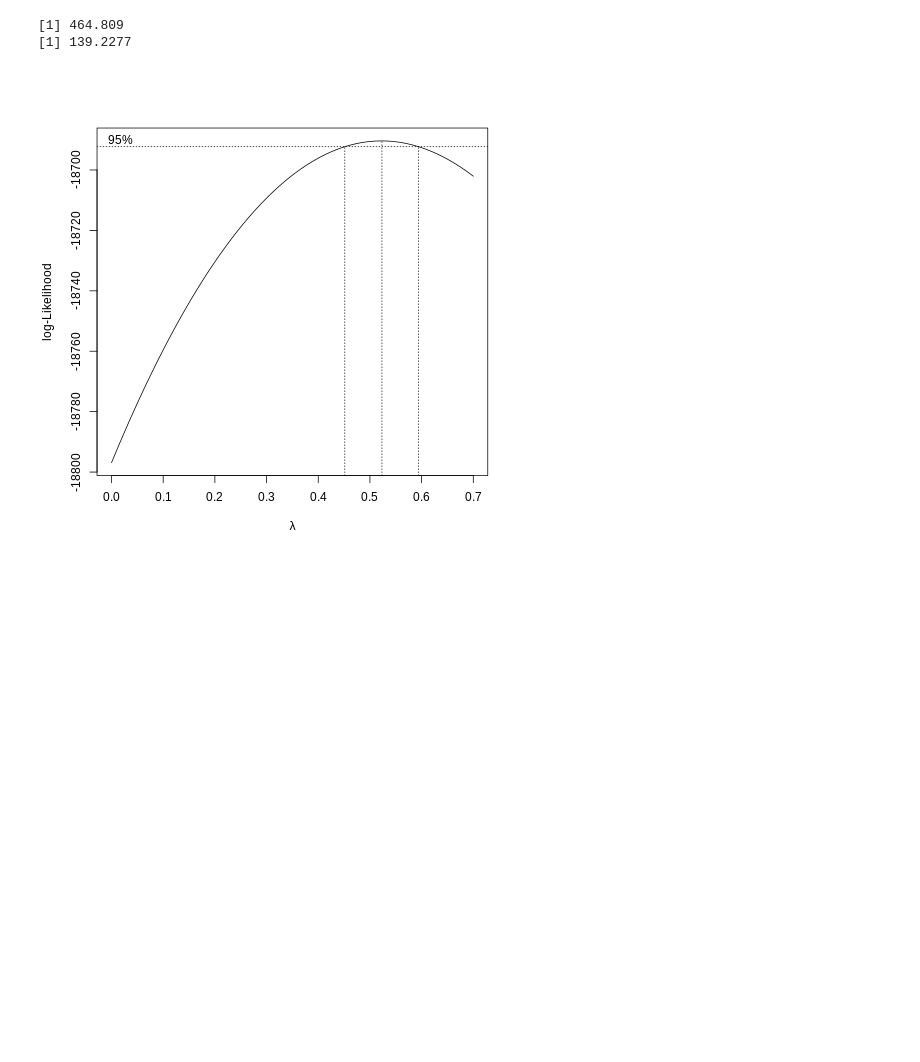
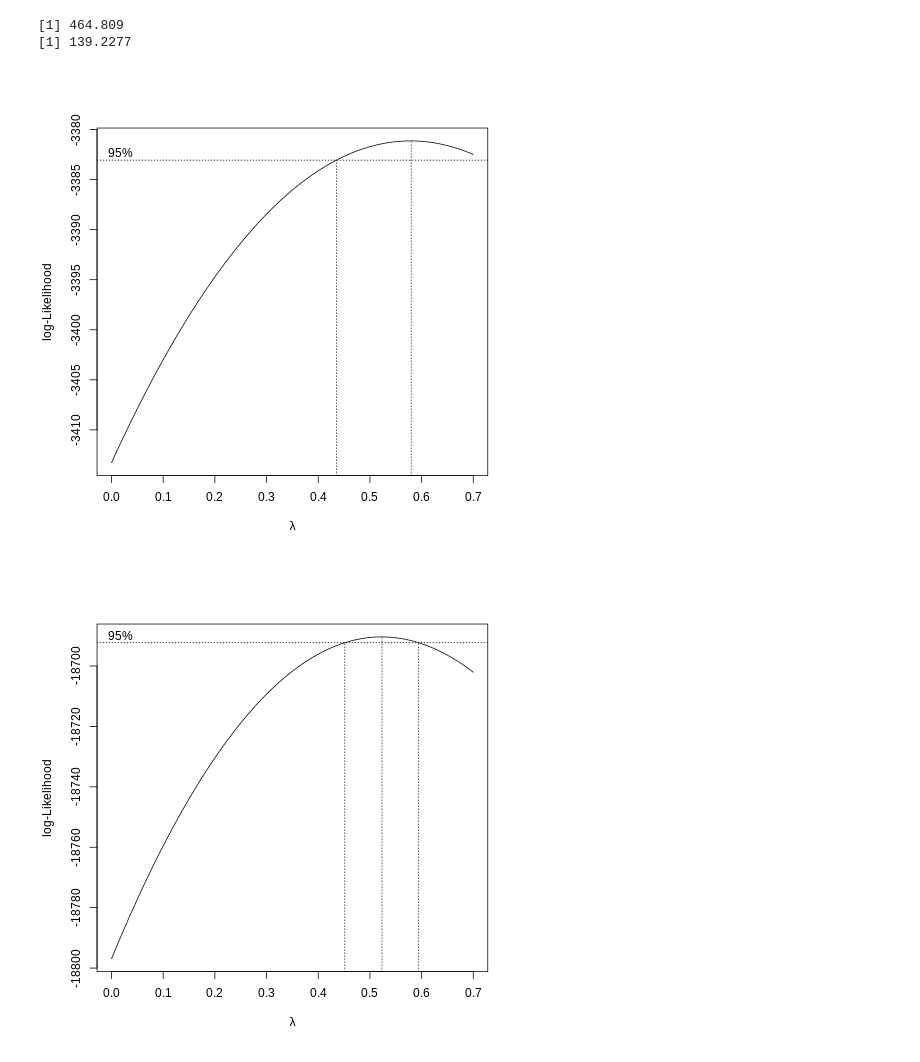
Before and after one commit to reallyjosh4real/Final_Proj, a Jupyter notebook: JoshRamirez_Final_Project.ipynb, the cells around one changed output. Saved outputs shown, nothing was run; the diff lists cells and outputs as text; code cells hidden in the pictures; blank space fills up the shorter version.

```diff
--- a/JoshRamirez_Final_Project.ipynb
+++ b/JoshRamirez_Final_Project.ipynb
@@ -268,6 +268,11 @@ print(AIC(model_3))
 # %% [output]
 [1] 464.809
 [1] 139.2277
+# %%
+%%R
+boxcox(model_2, lambda = seq(0,.7,by=.1))
+# %% [output]
+[figure, added]
 # %%
 %%R
 boxcox(model_3, lambda = seq(0,.7,by=.1))
```
